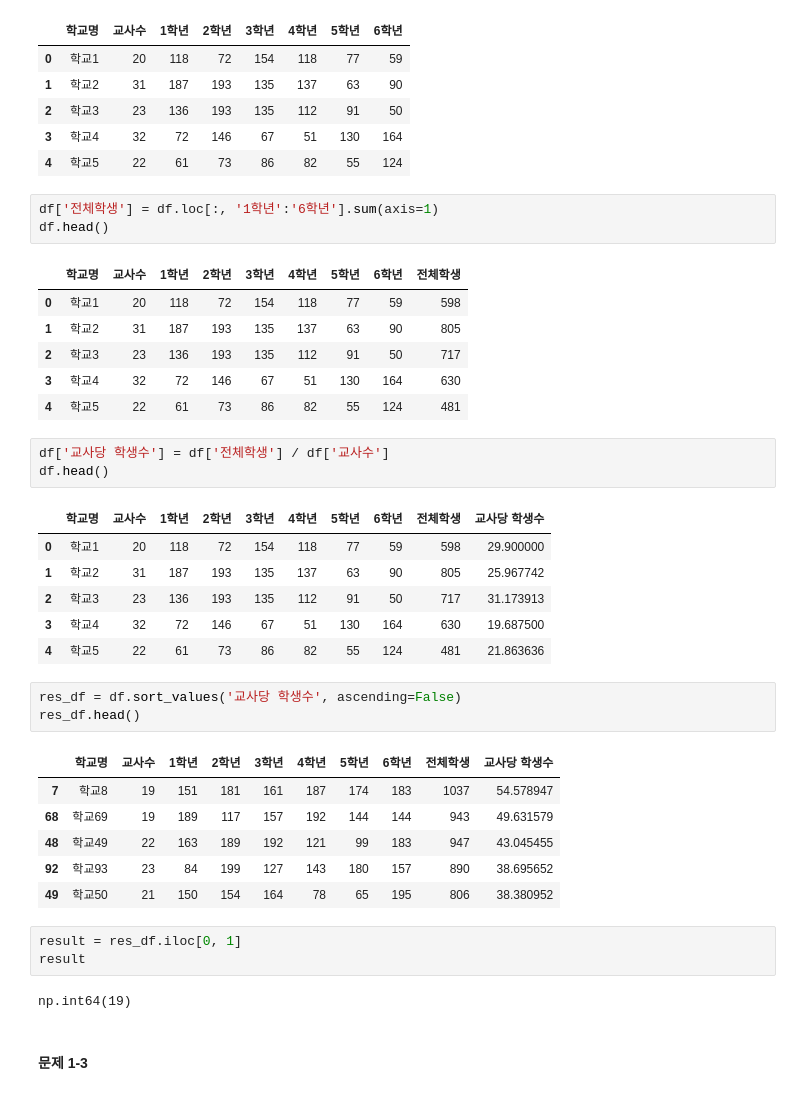
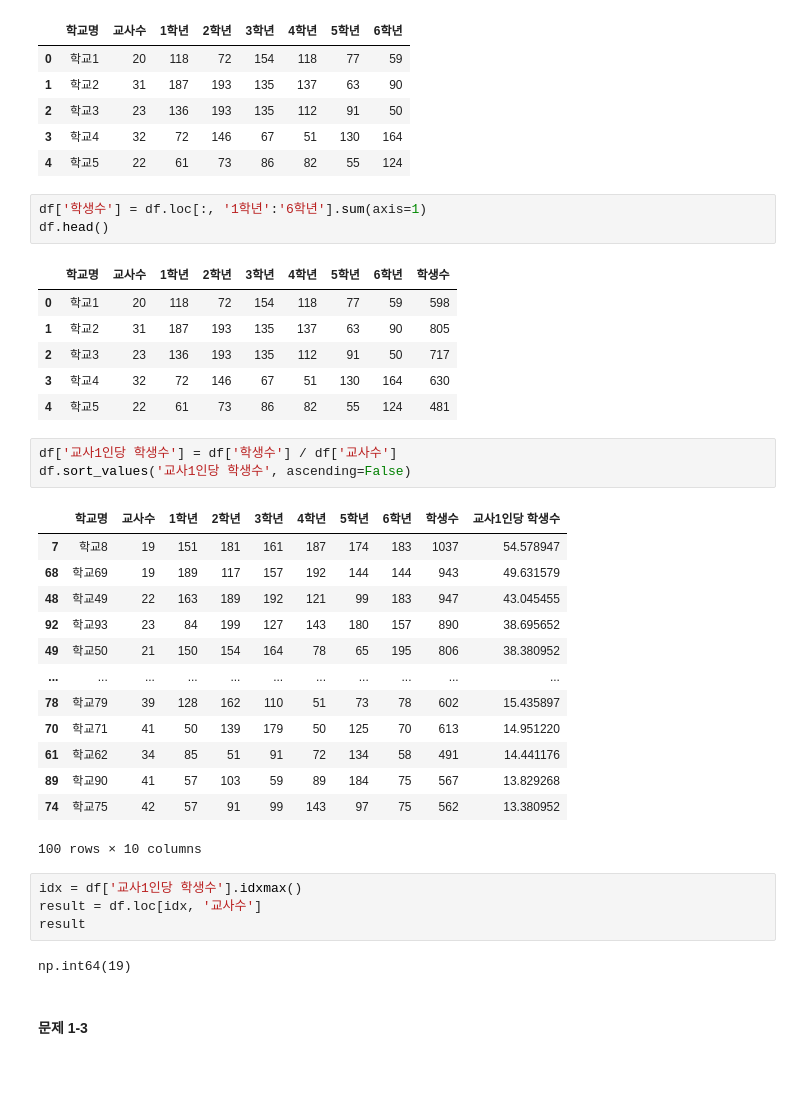
Before and after one commit to va4756/yemoon_bigdata_test, a Jupyter notebook: sinagong_bigdata.ipynb, the cells around one changed output. Drawn from its saved outputs; the diff is of its cells as text.

```diff
--- a/sinagong_bigdata.ipynb
+++ b/sinagong_bigdata.ipynb
@@ -1323,40 +1293,38 @@ df.head()
 | 3 | 학교4 | 32 | 72 | 146 | 67 | 51 | 130 | 164 |
 | 4 | 학교5 | 22 | 61 | 73 | 86 | 82 | 55 | 124 |
 # %%
-df['전체학생'] = df.loc[:, '1학년':'6학년'].sum(axis=1)
+df['학생수'] = df.loc[:, '1학년':'6학년'].sum(axis=1)
 df.head()
 # %% [output]
-|  | 학교명 | 교사수 | 1학년 | 2학년 | 3학년 | 4학년 | 5학년 | 6학년 | 전체학생 |
+|  | 학교명 | 교사수 | 1학년 | 2학년 | 3학년 | 4학년 | 5학년 | 6학년 | 학생수 |
 | 0 | 학교1 | 20 | 118 | 72 | 154 | 118 | 77 | 59 | 598 |
 | 1 | 학교2 | 31 | 187 | 193 | 135 | 137 | 63 | 90 | 805 |
 | 2 | 학교3 | 23 | 136 | 193 | 135 | 112 | 91 | 50 | 717 |
 | 3 | 학교4 | 32 | 72 | 146 | 67 | 51 | 130 | 164 | 630 |
 | 4 | 학교5 | 22 | 61 | 73 | 86 | 82 | 55 | 124 | 481 |
 # %%
-df['교사당 학생수'] = df['전체학생'] / df['교사수']
-df.head()
+df['교사1인당 학생수'] = df['학생수'] / df['교사수']
+df.sort_values('교사1인당 학생수', ascending=False)
 # %% [output]
-|  | 학교명 | 교사수 | 1학년 | 2학년 | 3학년 | 4학년 | 5학년 | 6학년 | 전체학생 | 교사당 학생수 |
-| 0 | 학교1 | 20 | 118 | 72 | 154 | 118 | 77 | 59 | 598 | 29.900000 |
-| 1 | 학교2 | 31 | 187 | 193 | 135 | 137 | 63 | 90 | 805 | 25.967742 |
-| 2 | 학교3 | 23 | 136 | 193 | 135 | 112 | 91 | 50 | 717 | 31.173913 |
-| 3 | 학교4 | 32 | 72 | 146 | 67 | 51 | 130 | 164 | 630 | 19.687500 |
-| 4 | 학교5 | 22 | 61 | 73 | 86 | 82 | 55 | 124 | 481 | 21.863636 |
+|  | 학교명 | 교사수 | 1학년 | 2학년 | 3학년 | 4학년 | 5학년 | 6학년 | 학생수 | 교사1인당 학생수 |
+| 7 | 학교8 | 19 | 151 | 181 | 161 | 187 | 174 | 183 | 1037 | 54.578947 |
+| 68 | 학교69 | 19 | 189 | 117 | 157 | 192 | 144 | 144 | 943 | 49.631579 |
+| 48 | 학교49 | 22 | 163 | 189 | 192 | 121 | 99 | 183 | 947 | 43.045455 |
+| 92 | 학교93 | 23 | 84 | 199 | 127 | 143 | 180 | 157 | 890 | 38.695652 |
+| 49 | 학교50 | 21 | 150 | 154 | 164 | 78 | 65 | 195 | 806 | 38.380952 |
+| ... | ... | ... | ... | ... | ... | ... | ... | ... | ... | ... |
+| 78 | 학교79 | 39 | 128 | 162 | 110 | 51 | 73 | 78 | 602 | 15.435897 |
+| 70 | 학교71 | 41 | 50 | 139 | 179 | 50 | 125 | 70 | 613 | 14.951220 |
+| 61 | 학교62 | 34 | 85 | 51 | 91 | 72 | 134 | 58 | 491 | 14.441176 |
+| 89 | 학교90 | 41 | 57 | 103 | 59 | 89 | 184 | 75 | 567 | 13.829268 |
+| 74 | 학교75 | 42 | 57 | 91 | 99 | 143 | 97 | 75 | 562 | 13.380952 |
+100 rows × 10 columns
-# %%
-res_df = df.sort_values('교사당 학생수', ascending=False)
-res_df.head()
-# %% [output]
-|  | 학교명 | 교사수 | 1학년 | 2학년 | 3학년 | 4학년 | 5학년 | 6학년 | 전체학생 | 교사당 학생수 |
-| 7 | 학교8 | 19 | 151 | 181 | 161 | 187 | 174 | 183 | 1037 | 54.578947 |
-| 68 | 학교69 | 19 | 189 | 117 | 157 | 192 | 144 | 144 | 943 | 49.631579 |
-| 48 | 학교49 | 22 | 163 | 189 | 192 | 121 | 99 | 183 | 947 | 43.045455 |
-| 92 | 학교93 | 23 | 84 | 199 | 127 | 143 | 180 | 157 | 890 | 38.695652 |
-| 49 | 학교50 | 21 | 150 | 154 | 164 | 78 | 65 | 195 | 806 | 38.380952 |
-# %%
-result = res_df.iloc[0, 1]
-result
-# %% [output]
-np.int64(19)
+# %%
+idx = df['교사1인당 학생수'].idxmax()
+result = df.loc[idx, '교사수']
+result
+# %% [output]
+np.int64(19)
 # %% [markdown]
 #### 문제 1-3
 # %%
```
Also changed, not shown: parts of 19 cells of this notebook.
